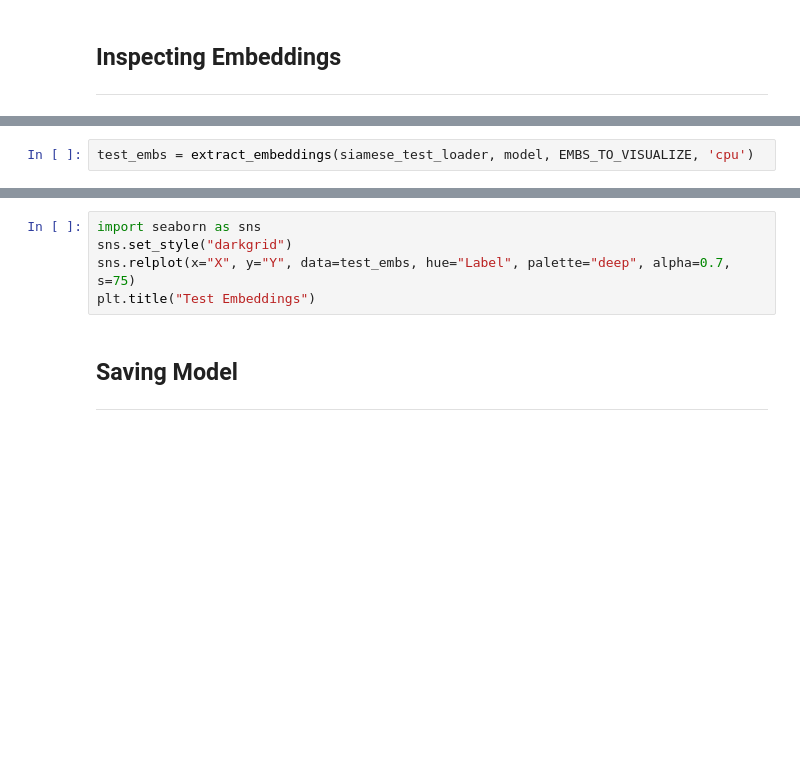
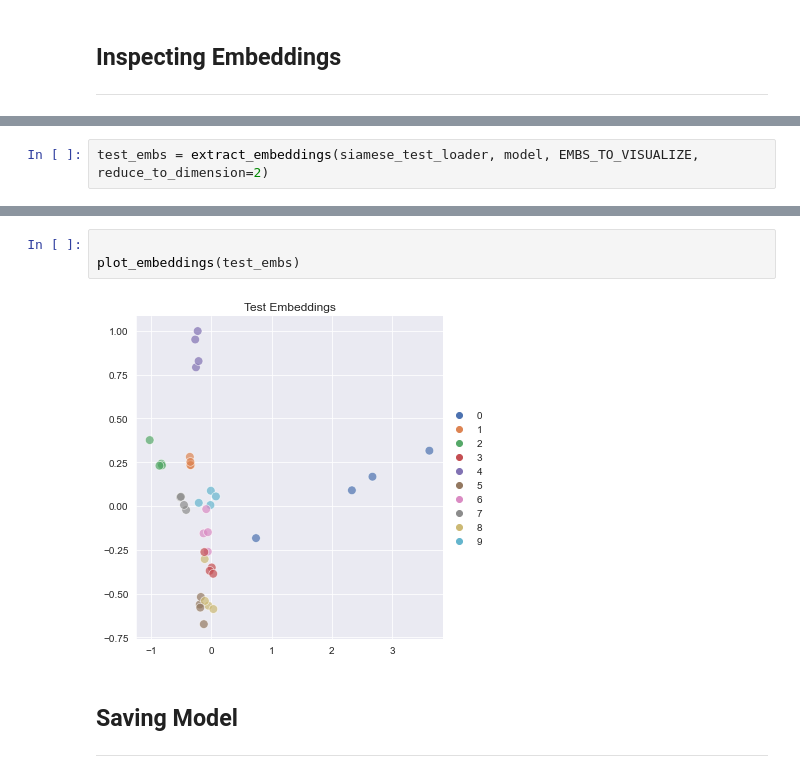
Before and after one commit to ShairozS/Pytorch-Contrastive-Learning, a Jupyter notebook: Notebooks/Training/train_mnist_pair.ipynb, the cells around one changed output, grey strips where cells are left out. Saved outputs shown, nothing was run; the diff lists cells and outputs as text; blank space fills up the shorter version.

```diff
--- a/Notebooks/Training/train_mnist_pair.ipynb
+++ b/Notebooks/Training/train_mnist_pair.ipynb
@@ -123,2 +137,2 @@ coloring = {mnist_classes[i]: colors[i] for i in range(len(mnist_classes))}
 # %%
-test_embs = extract_embeddings(siamese_test_loader, model, EMBS_TO_VISUALIZE, 'cpu')
+test_embs = extract_embeddings(siamese_test_loader, model, EMBS_TO_VISUALIZE, reduce_to_dimension=2)
@@ -127,8 +154,8 @@ test_embs.head()
-# %%
-import seaborn as sns
-sns.set_style("darkgrid")
-sns.relplot(x="X", y="Y", data=test_embs, hue="Label", palette="deep", alpha=0.7, s=75)
-plt.title("Test Embeddings")
+# %%
+
+plot_embeddings(test_embs)
+# %% [output]
+[figure, added]
 # %% [markdown]
 ## Saving Model
 -------------------------
```
Also changed, not shown: parts of 10 cells of this notebook, 4 other files.
